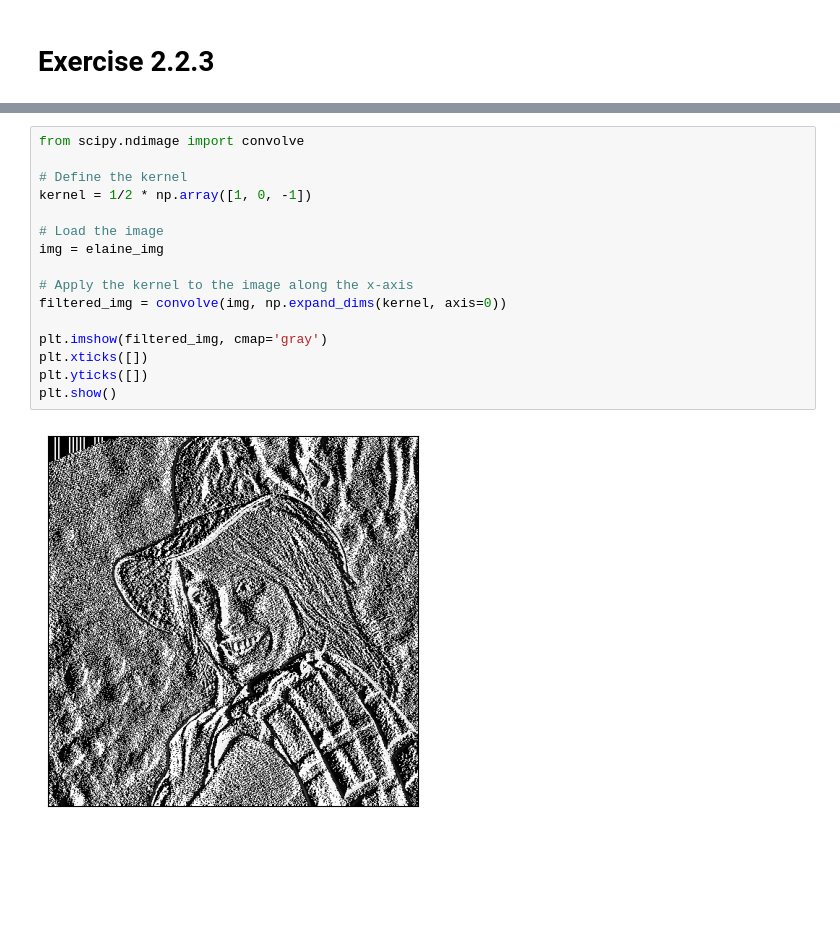
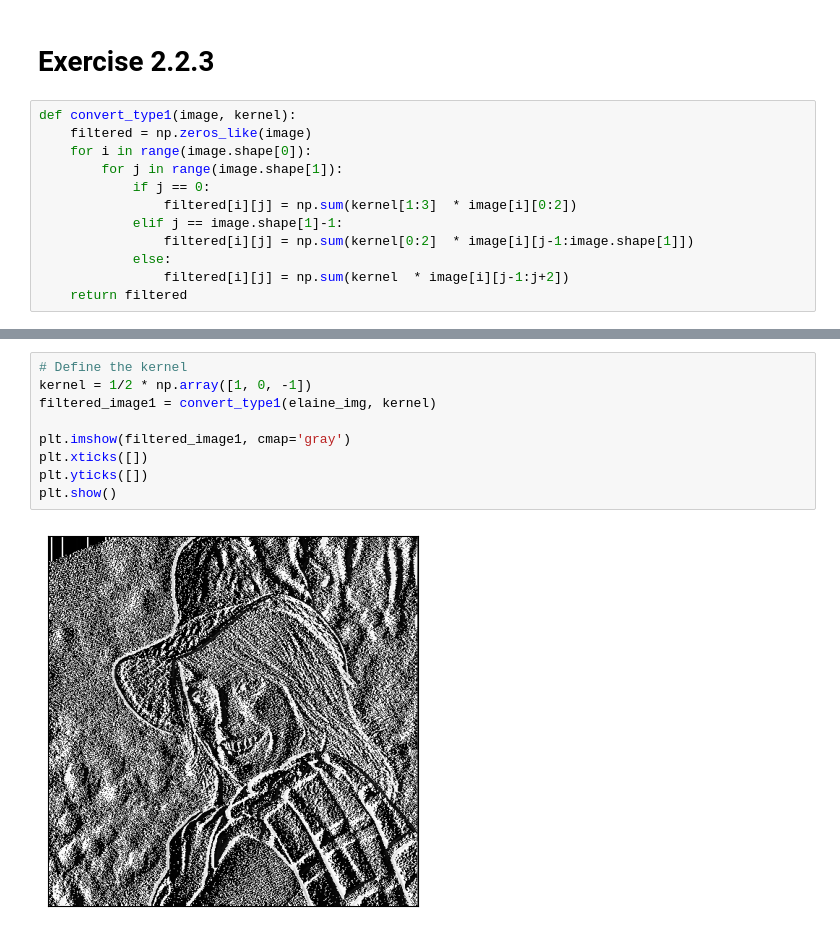
Before and after one commit to Sajjad-Arghaee/Semester6_AI_Projects, a Jupyter notebook: Computer_Vision/Exercise2/Exercise2.ipynb, the cells around one changed output, grey strips where cells are left out. Drawn from its saved outputs; the diff is of its cells as text; blank space fills up the shorter version.

```diff
--- a/Computer_Vision/Exercise2/Exercise2.ipynb
+++ b/Computer_Vision/Exercise2/Exercise2.ipynb
@@ -257,2 +257,14 @@ got error=113.94002532958984 for noisy image 2 with window_size=9 by average fil
 # %% [markdown]
 # Exercise 2.2.3
+# %%
+def convert_type1(image, kernel):
+    filtered = np.zeros_like(image)
+    for i in range(image.shape[0]):
+        for j in range(image.shape[1]):
+            if j == 0:
+                filtered[i][j] = np.sum(kernel[1:3]  * image[i][0:2])
+            elif j == image.shape[1]-1:
+                filtered[i][j] = np.sum(kernel[0:2]  * image[i][j-1:image.shape[1]])
+            else:
+                filtered[i][j] = np.sum(kernel  * image[i][j-1:j+2])
+    return filtered
@@ -259,18 +299,11 @@ got error=113.94002532958984 for noisy image 2 with window_size=9 by average fil
 # %%
-from scipy.ndimage import convolve
-
 # Define the kernel
 kernel = 1/2 * np.array([1, 0, -1])
+filtered_image1 = convert_type1(elaine_img, kernel)
 
-# Load the image
-img = elaine_img
-
-# Apply the kernel to the image along the x-axis
-filtered_img = convolve(img, np.expand_dims(kernel, axis=0))
-
-plt.imshow(filtered_img, cmap='gray')
+plt.imshow(filtered_image1, cmap='gray')
 plt.xticks([])
 plt.yticks([])
 plt.show()
 # %% [output]
-[figure, old version]
+[figure, new version]
```
Also changed, not shown: parts of 9 cells of this notebook.
